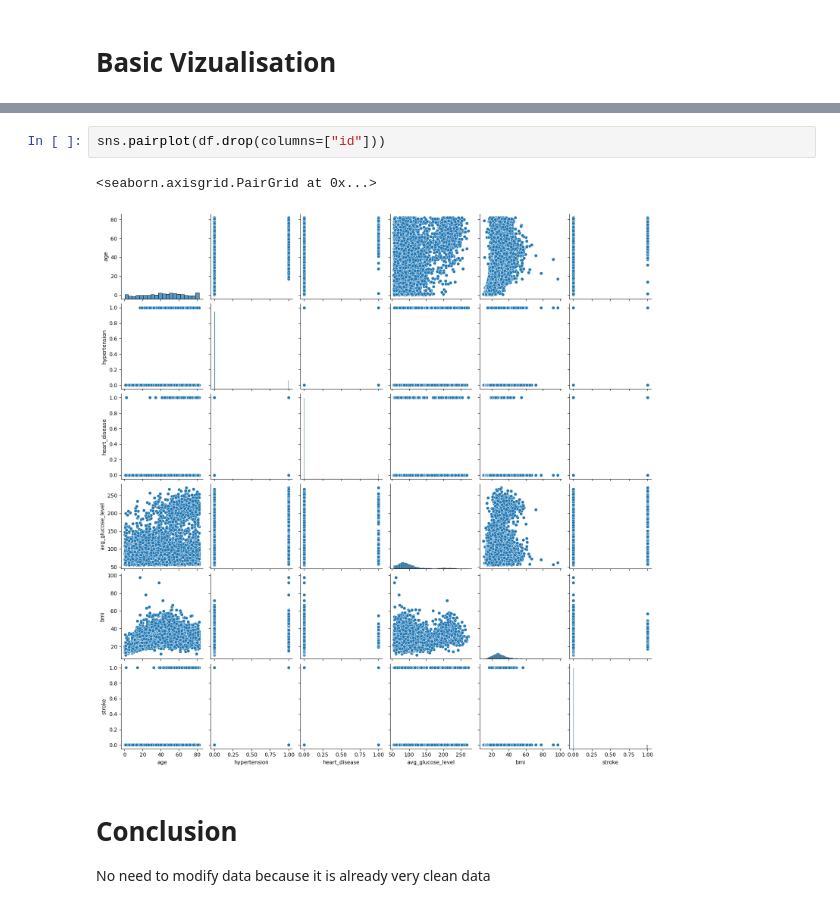
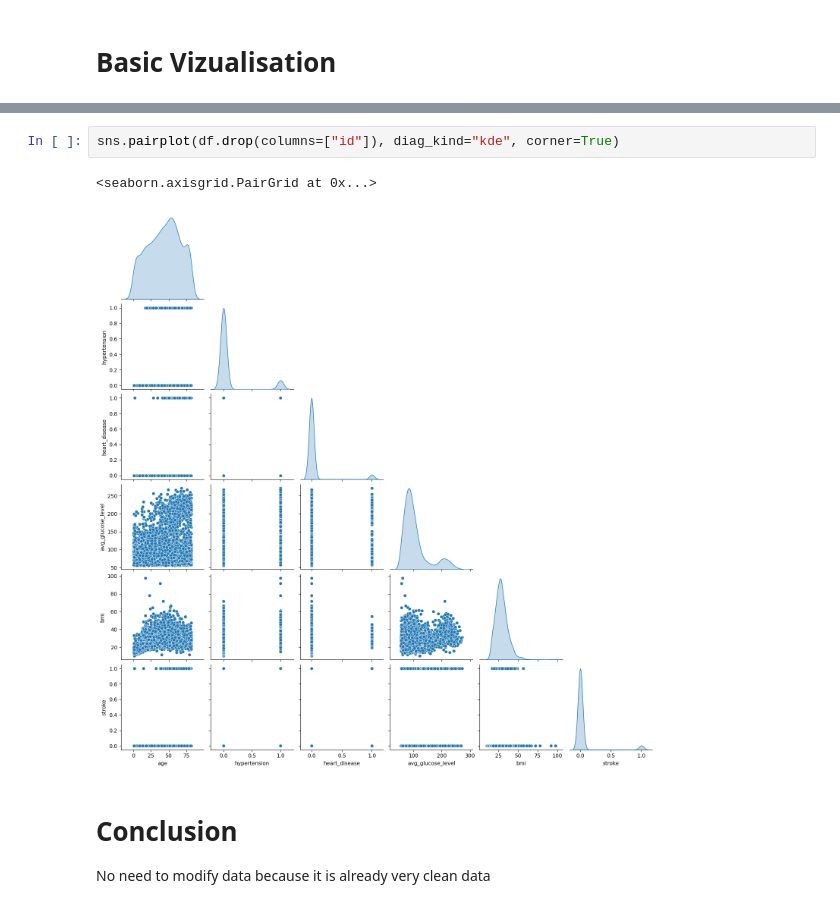
Before and after one commit to catalina-cimpanu/stroke-data, a Jupyter notebook: notebooks/exploratory_analysis.ipynb, the cells around one changed output, grey strips where cells are left out. Drawn from its saved outputs; the diff is of its cells as text.

```diff
--- a/notebooks/exploratory_analysis.ipynb
+++ b/notebooks/exploratory_analysis.ipynb
@@ -210,8 +218,8 @@ dtype: int64
 # %%
-sns.pairplot(df.drop(columns=["id"]))
+sns.pairplot(df.drop(columns=["id"]), diag_kind="kde", corner=True)
 # %% [output]
 <seaborn.axisgrid.PairGrid at 0x...>
-[figure, old version]
+[figure, new version]
 # %% [markdown]
 # Conclusion
 
```
Also changed, not shown: parts of 1 cell of this notebook, 1 other file.
